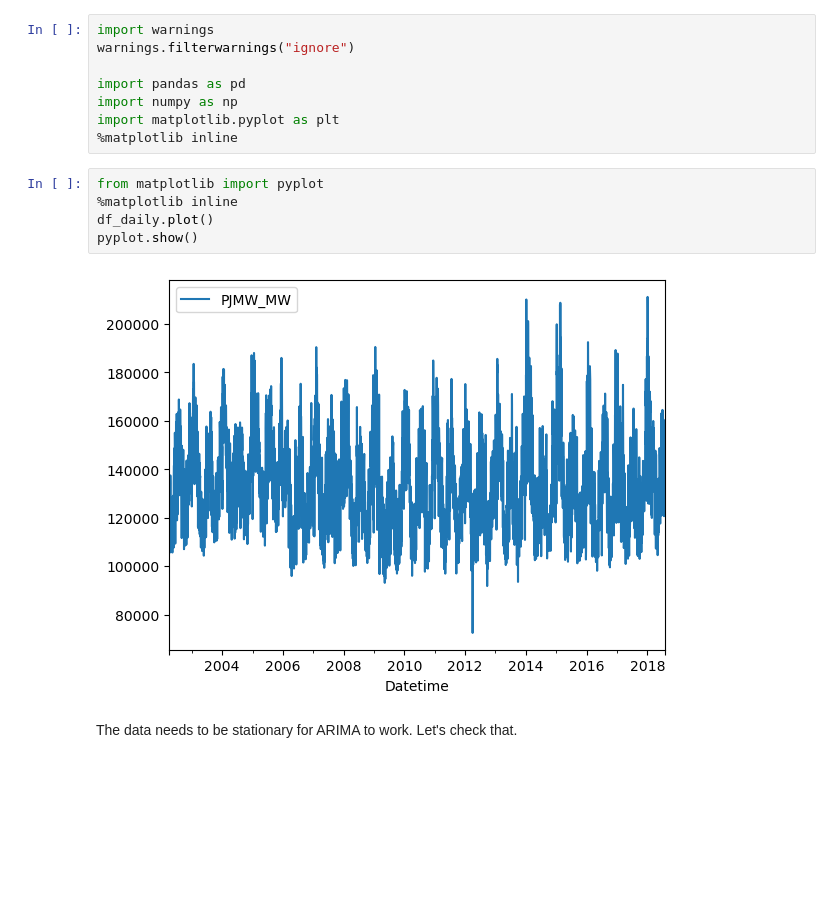
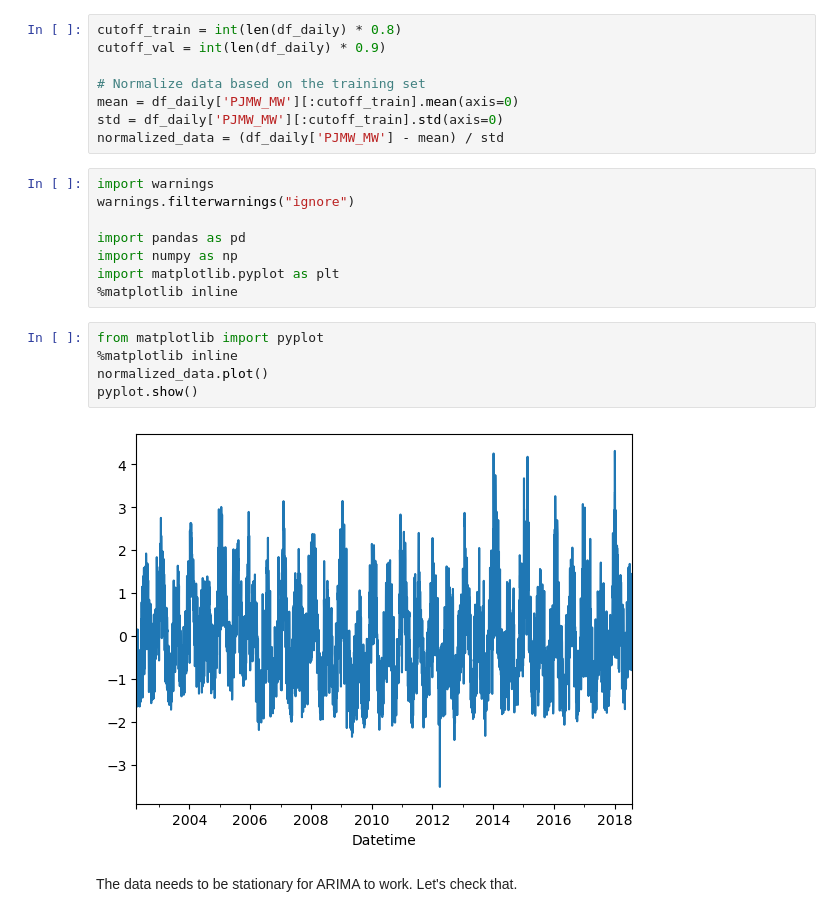
Before and after one commit to andygarcia830/lt5_ml3_hw3, a Jupyter notebook: ML3 - HW3 - LT5.ipynb, the cells around one changed output. Drawn from its saved outputs; the diff is of its cells as text; blank space fills up the shorter version.

```diff
--- a/ML3 - HW3 - LT5.ipynb
+++ b/ML3 - HW3 - LT5.ipynb
@@ -73,3 +75,11 @@ df_daily.describe()
+# %%
+cutoff_train = int(len(df_daily) * 0.8)
+cutoff_val = int(len(df_daily) * 0.9)
+
+# Normalize data based on the training set
+mean = df_daily['PJMW_MW'][:cutoff_train].mean(axis=0)
+std = df_daily['PJMW_MW'][:cutoff_train].std(axis=0)
+normalized_data = (df_daily['PJMW_MW'] - mean) / std
 # %%
 import warnings
 warnings.filterwarnings("ignore")
@@ -81,10 +91,10 @@ import matplotlib.pyplot as plt
 # %%
 from matplotlib import pyplot
 %matplotlib inline
-df_daily.plot()
+normalized_data.plot()
 pyplot.show()
 # %% [output]
-[figure, old version]
+[figure, new version]
 # %% [markdown]
 The data needs to be stationary for ARIMA to work. Let's check that.
 # %%
```
Also changed, not shown: parts of 25 cells of this notebook.
